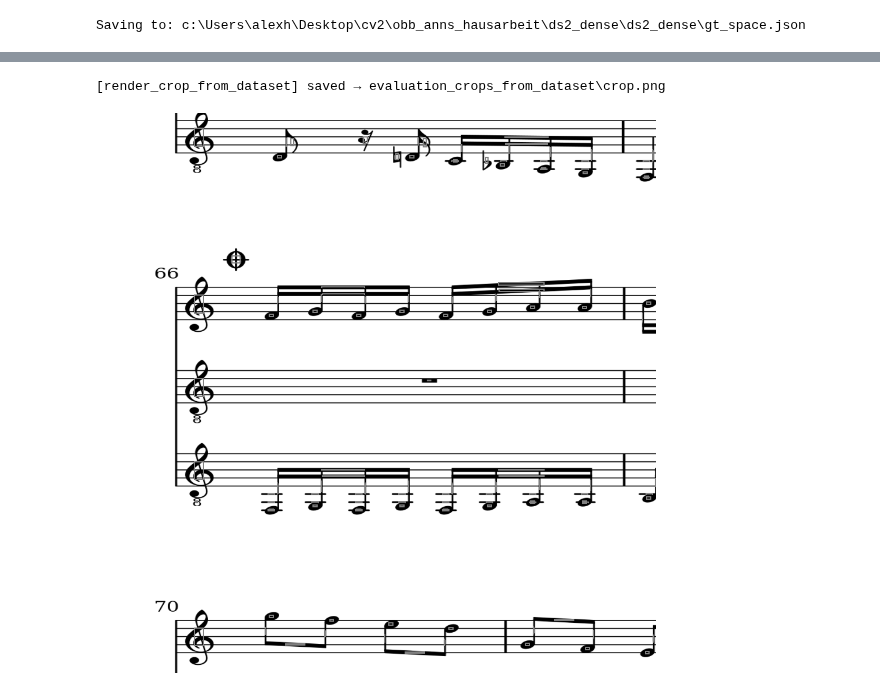
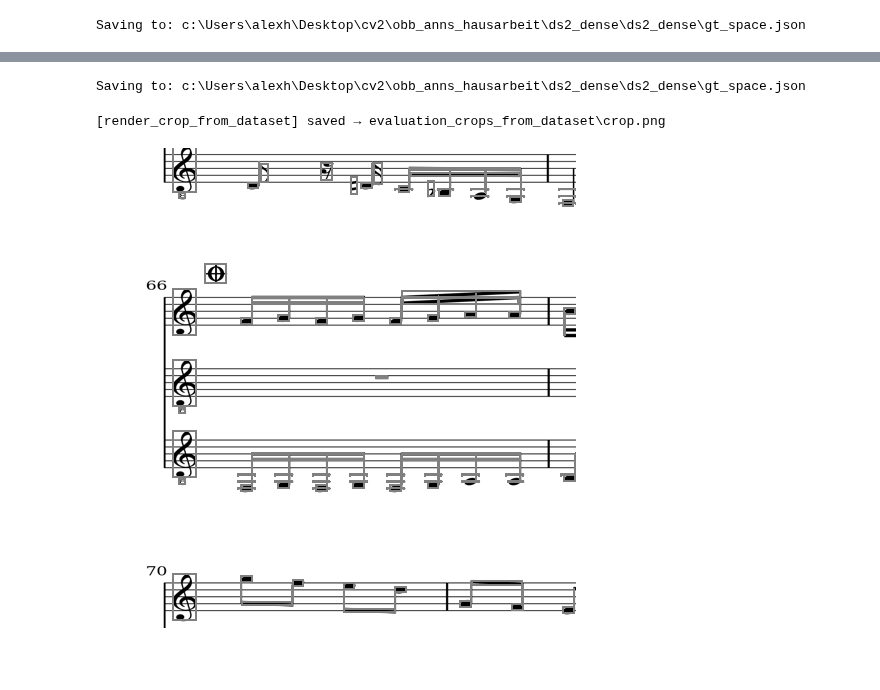
Before and after one commit to fusiongodo/yolo-score, a Jupyter notebook: eval.ipynb, the cells around one changed output, grey strips where cells are left out. Cells and saved outputs as stored; diff of their text form; code cells hidden in the pictures; blank space fills up the shorter version.

```diff
--- a/eval.ipynb
+++ b/eval.ipynb
@@ -305,10 +235,21 @@ def render_crop_from_dataset(image, target, colour=(0, 255, 0, 200),
 import dataset
 reload(dataset)
 reload(config)
+
+de = util.DataExtractor()
+gt_df = de.croppedData()
+
+
 cds = dataset.CroppedDataset(gt_df)
+# %% [output]
+Saving to: c:\Users\alexh\Desktop\cv2\obb_anns_hausarbeit\ds2_dense\ds2_dense\gt_space.json
 # %%
+reload(dataset)
+reload(config)
+reload(util)
+
 img, target = cds[5]
-render_crop_from_dataset(img, target)
+util.render_crop_from_dataset(img, target)
 # %% [output]
 [render_crop_from_dataset] saved → evaluation_crops_from_dataset\crop.png
-[figure, old version]
+[figure, new version]
```
Also changed, not shown: parts of 3 cells of this notebook, 2 other files.
